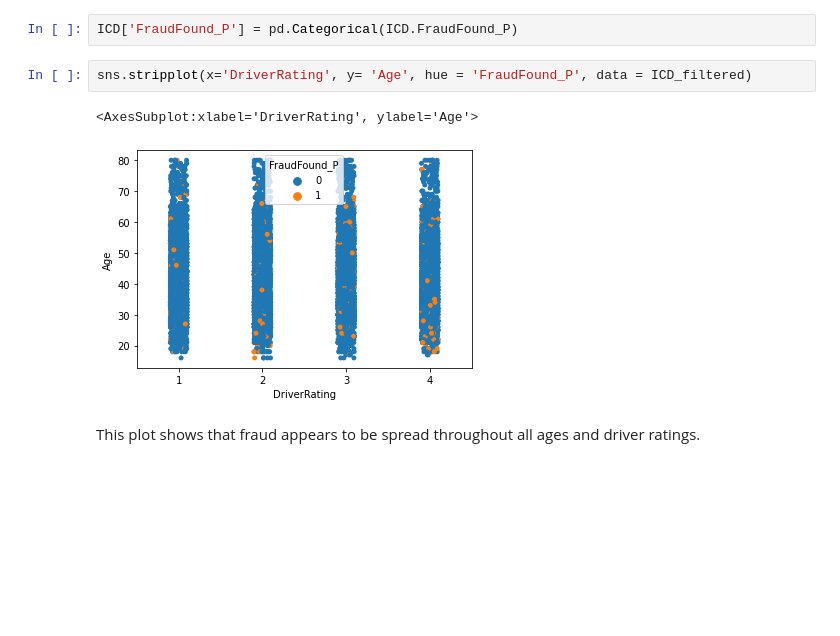
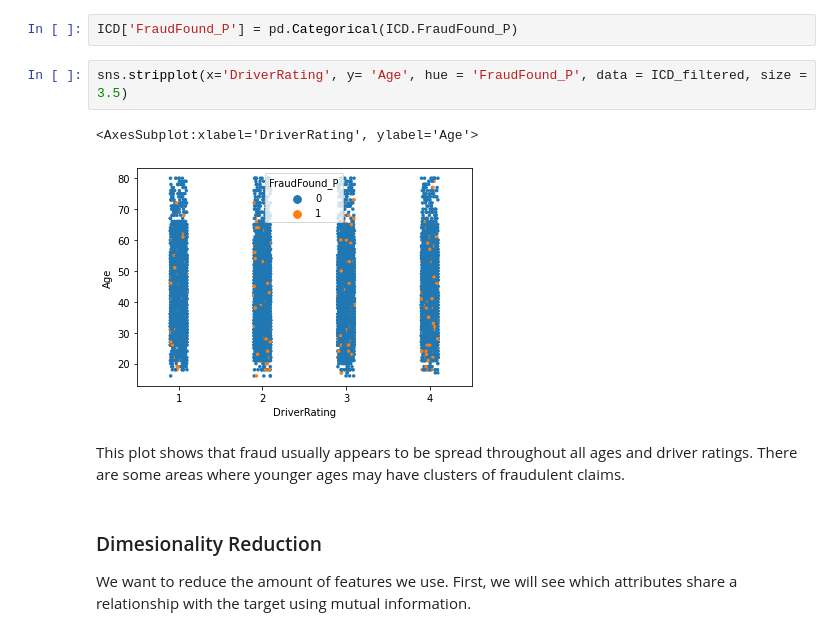
Before and after one commit to amieles/InsuranceFraudEDA, a Jupyter notebook: insurance-claim-eda.ipynb, the cells around one changed output. Saved outputs shown, nothing was run; the diff lists cells and outputs as text; blank space fills up the shorter version.

Commit message:
Kaggle Notebook | Insurance Claim EDA | Version 4

```diff
--- a/insurance-claim-eda.ipynb
+++ b/insurance-claim-eda.ipynb
@@ -175,9 +166,13 @@ In this dataset, about 6% of rows are classified as fraudulent claims.
 # %%
 ICD['FraudFound_P'] = pd.Categorical(ICD.FraudFound_P)
 # %%
-sns.stripplot(x='DriverRating', y= 'Age', hue = 'FraudFound_P', data = ICD_filtered)
+sns.stripplot(x='DriverRating', y= 'Age', hue = 'FraudFound_P', data = ICD_filtered, size = 3.5)
 # %% [output]
 <AxesSubplot:xlabel='DriverRating', ylabel='Age'>
-[figure, old version]
+[figure, new version]
 # %% [markdown]
-This plot shows that fraud appears to be spread throughout all ages and driver ratings.
+This plot shows that fraud usually appears to be spread throughout all ages and driver ratings. There are some areas where younger ages may have clusters of fraudulent claims.
+# %% [markdown]
+### Dimesionality Reduction
+
+We want to reduce the amount of features we use. First, we will see which attributes share a relationship with the target using mutual information.
```
Also changed, not shown: parts of 17 cells of this notebook.
